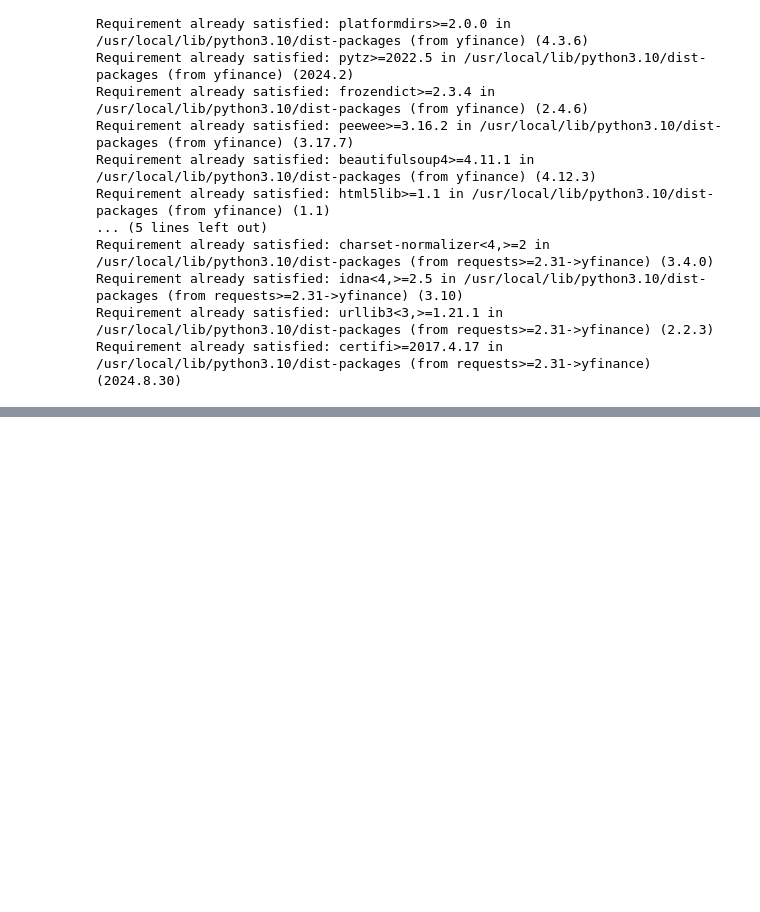
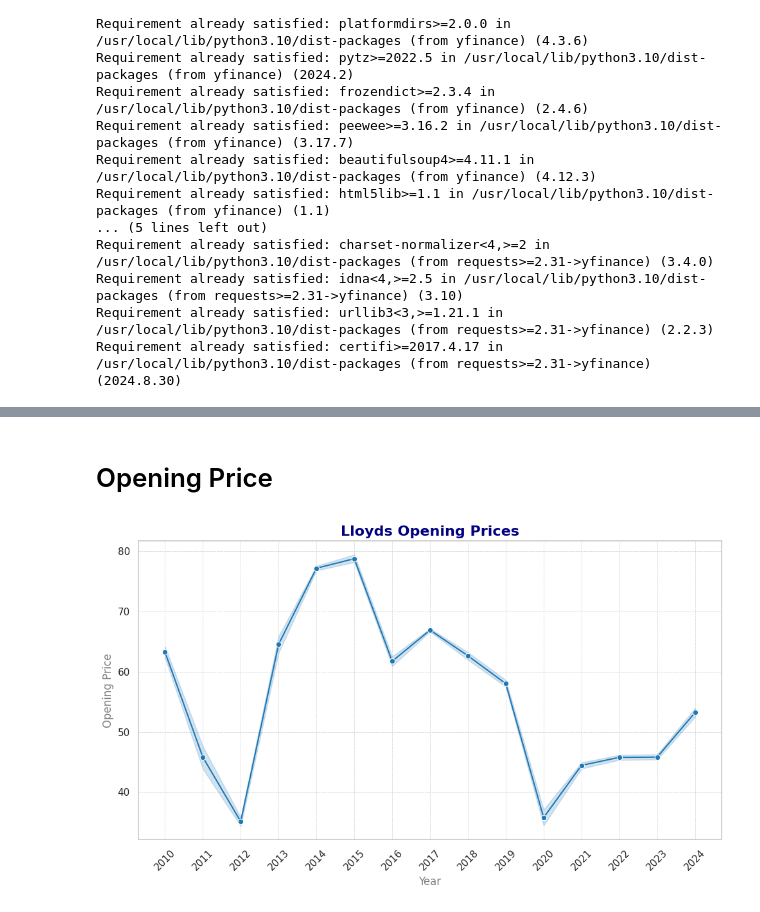
Before and after one commit to Dhavalkumar510/Final_Year_Project_UH, a Jupyter notebook: Final_Year_Project_UH.ipynb, the cells around one changed output, grey strips where cells are left out. Cells and saved outputs as stored; diff of their text form; code cells hidden in the pictures; blank space fills up the shorter version.

```diff
--- a/Final_Year_Project_UH.ipynb
+++ b/Final_Year_Project_UH.ipynb
@@ -76,3 +77,24 @@ Date
 # %%
 # Save data to a CSV file
 data.to_csv("Lloyds_Bank_Data.csv")
+# %% [markdown]
+# Opening Price
+# %%
+data.index = pd.to_datetime(data.index, format='%d-%m-%Y')
+years = data.index.year
+
+# Plot Opening Prices
+plt.figure(figsize=(10, 6))
+sns.lineplot(x=years, y=data['Open'].values.ravel(), color='#1f77b4', marker='o')
+plt.title('Lloyds Opening Prices', fontsize=16, color='navy', weight='bold')
+plt.xlabel('Year', fontsize=12, color='gray')
+plt.ylabel('Opening Price', fontsize=12, color='gray')
+
+# Set x-ticks to show unique years
+plt.xticks(ticks=range(years.min(), years.max() + 1), rotation=45)
+
+plt.grid(visible=True, linestyle='--', linewidth=0.5)
+plt.tight_layout()
+plt.show()
+# %% [output]
+[figure, added]
```
Also changed, not shown: parts of 4 cells of this notebook.
